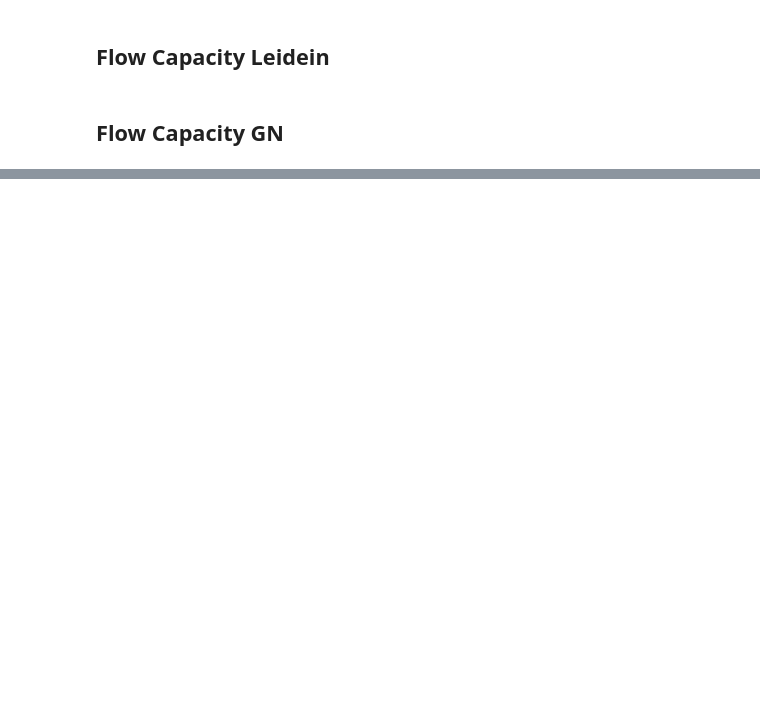
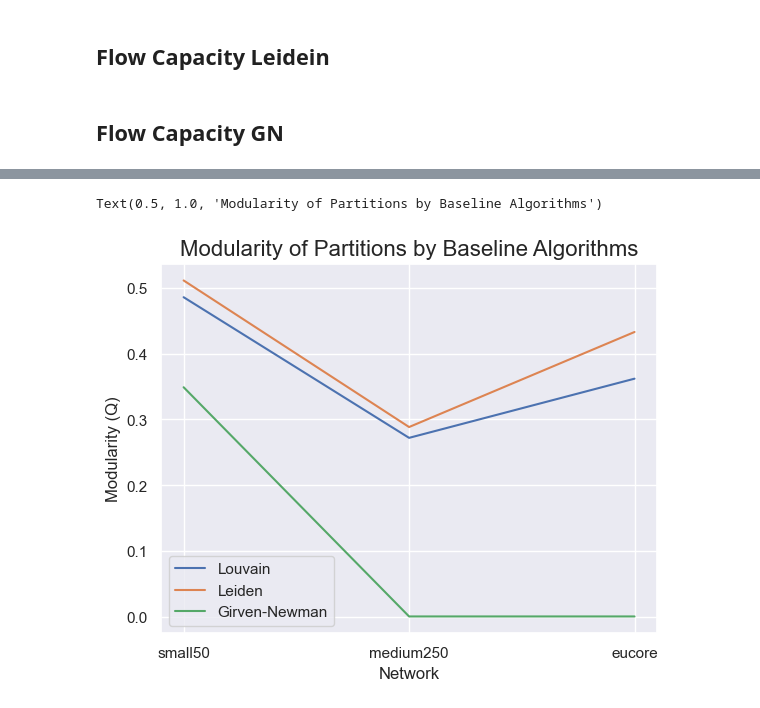
Before and after one commit to felipefbcintra/Bachelor-End-Project, a Jupyter notebook: Experiments.ipynb, the cells around one changed output, grey strips where cells are left out. Saved outputs shown, nothing was run; the diff lists cells and outputs as text; code cells hidden in the pictures; blank space fills up the shorter version.

```diff
--- a/Experiments.ipynb
+++ b/Experiments.ipynb
@@ -888,0 +894,24 @@ Text(0.5, 0.98, 'Performance Metrics of Flow-Capacity Algorithms')
+# %%
+louvain = [s for s in res.keys() if s.split("_")[0] == "louvain"]
+gn = [s for s in res.keys() if s.split("_")[0] == "gn"]
+leiden = [s for s in res.keys() if s.split("_")[0] == "leiden"]
+
+
+louvain_mod = [res[k]["a_modularity"] for k in louvain ][0:3]
+leiden_mod = [res[k]["a_modularity"] for k in leiden ]
+gn_mod = [res[k]["a_modularity"] for k in gn ]
+
+
+x_labels = ["small50", "medium250", "eucore"]
+
+fig, ax =plt.subplots(1,1)
+plt.plot(x_labels, louvain_mod)
+plt.plot(x_labels, leiden_mod)
+plt.plot(x_labels, gn_mod)
+plt.legend(["Louvain", "Leiden", "Girven-Newman"])
+ax.set_ylabel("Modularity (Q)")
+ax.set_xlabel("Network")
+plt.title("Modularity of Partitions by Baseline Algorithms", fontsize=16)
+# %% [output]
+Text(0.5, 1.0, 'Modularity of Partitions by Baseline Algorithms')
+[figure, added]
```
Also changed, not shown: parts of 12 cells of this notebook, 17 other files.
